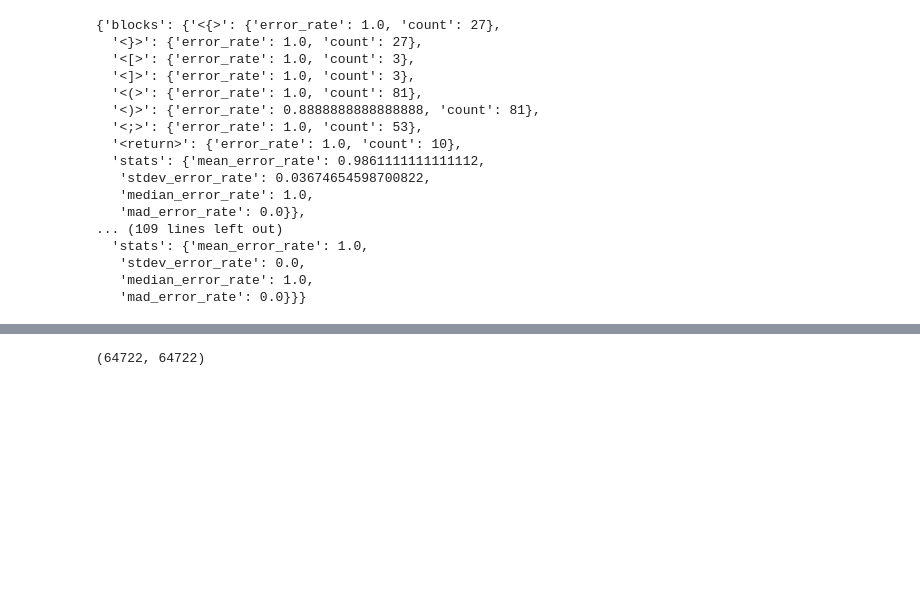
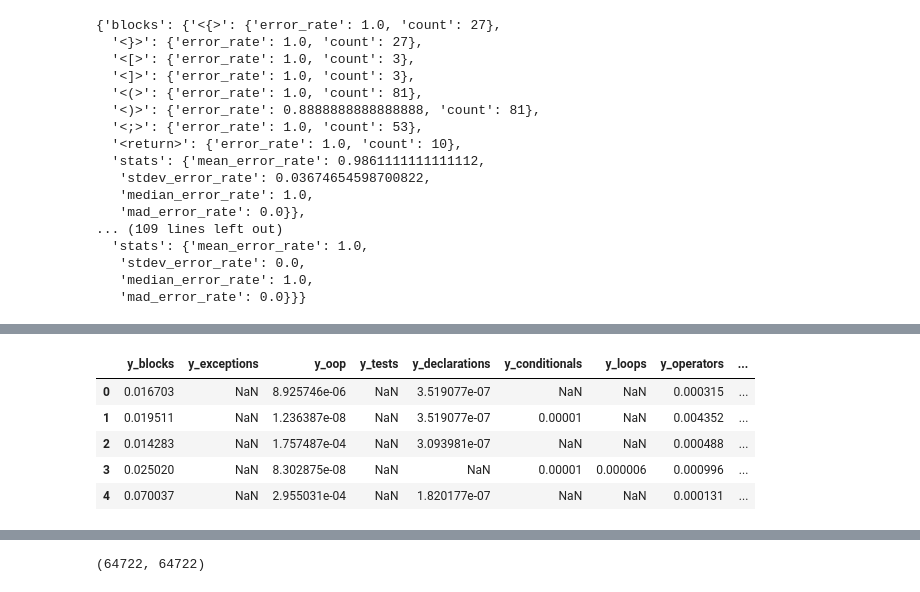
Before and after one commit to ArtificialSoftwareEngineering/InterpretingCodeGeneration, a Jupyter notebook: nbs/04_evaluation.core.ipynb, the cells around one changed output, grey strips where cells are left out. Cells and saved outputs as stored; diff of their text form; code cells hidden in the pictures; blank space fills up the shorter version.

```diff
--- a/nbs/04_evaluation.core.ipynb
+++ b/nbs/04_evaluation.core.ipynb
@@ -623,3 +634,12 @@ err_tax.describe()
+# %%
+err_tax.head()
+# %% [output]
+|  | y_blocks | y_exceptions | y_oop | y_tests | y_declarations | y_conditionals | y_loops | y_operators | ... |
+| 0 | 0.016703 | NaN | 8.925746e-06 | NaN | 3.519077e-07 | NaN | NaN | 0.000315 | ... |
+| 1 | 0.019511 | NaN | 1.236387e-08 | NaN | 3.519077e-07 | 0.00001 | NaN | 0.004352 | ... |
+| 2 | 0.014283 | NaN | 1.757487e-04 | NaN | 3.093981e-07 | NaN | NaN | 0.000488 | ... |
+| 3 | 0.025020 | NaN | 8.302875e-08 | NaN | NaN | 0.00001 | 0.000006 | 0.000996 | ... |
+| 4 | 0.070037 | NaN | 2.955031e-04 | NaN | 1.820177e-07 | NaN | NaN | 0.000131 | ... |
 # %%
 # export
 def get_mean_cross_entropy(df: pd.DataFrame, model: Model, n: Optional[int] = None):
```
Also changed, not shown: parts of 9 cells of this notebook.
